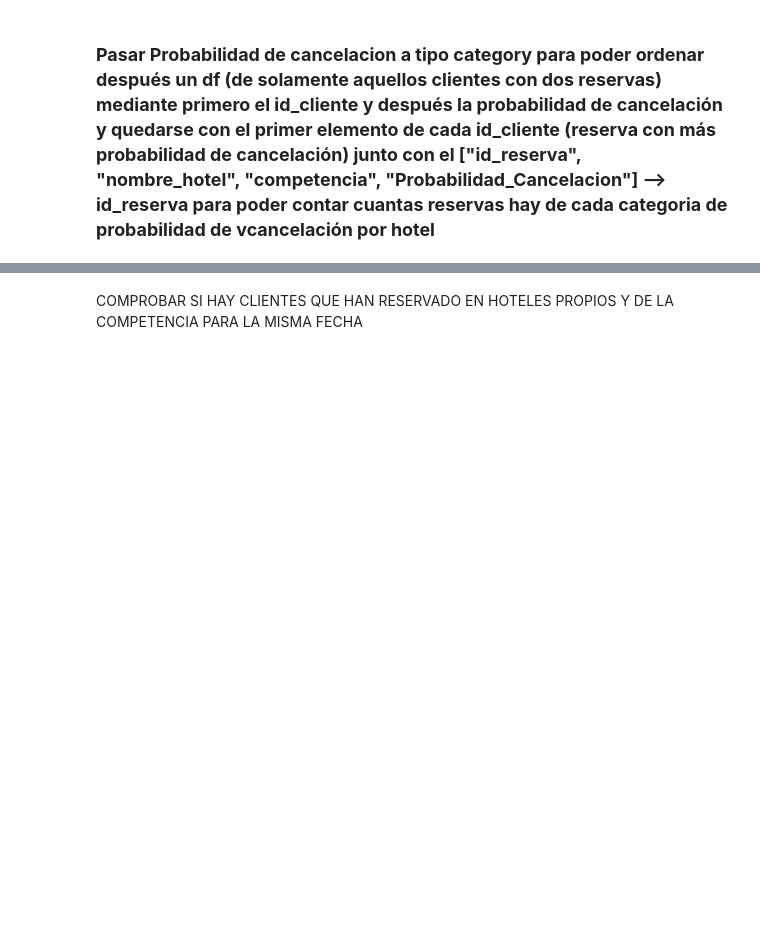
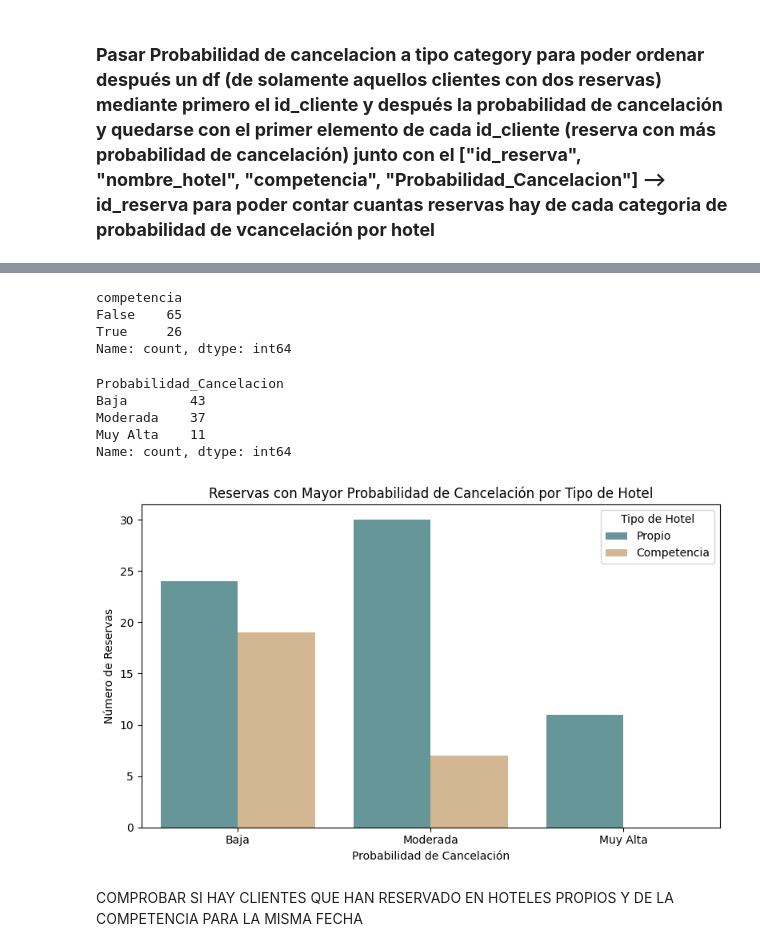
Before and after one commit to Vic4s/ETL_Hoteles, a Jupyter notebook: notebook_limpio/final_limpio.ipynb, the cells around one changed output, grey strips where cells are left out. Drawn from its saved outputs; the diff is of its cells as text; code cells hidden in the pictures; blank space fills up the shorter version.

Commit message:
Mas calculos por categorias

```diff
--- a/notebook_limpio/final_limpio.ipynb
+++ b/notebook_limpio/final_limpio.ipynb
@@ -303,0 +559,17 @@ df_final["Tipo_Reserva"] = df_final.apply(tipo_reserva, axis=1)
+# %%
+# Pasar columnas Tipo_Reserva y Probabilidad_Cancelacion a tipo Categorico
+
+orden_categoria_hab = ["Basica", "Estandar", "Superior", "Suite"]
+orden_tipo_reserva = ["Upgrade", "Igual", "Downgrade"]
+orden_cancelacion = ["Muy Alta", "Alta", "Moderada", "Baja"]
+
+df_final["Categoria_Habitacion"] = pd.Categorical(df_final["Categoria_Habitacion"], categories = orden_categoria_hab, ordered=True)
+df_final["Tipo_Reserva_Hotel"] = pd.Categorical(df_final["Tipo_Reserva_Hotel"], categories = orden_tipo_reserva, ordered=True)
+df_final["Tipo_Reserva_Habitacion"] = pd.Categorical(df_final["Tipo_Reserva_Habitacion"], categories = orden_tipo_reserva, ordered=True)
+df_final["Probabilidad_Cancelacion"] = pd.Categorical(df_final["Probabilidad_Cancelacion"], categories = orden_cancelacion, ordered=True)
+
+
+# El parámetro ordered=True es importante para que pandas pueda ordenar las categorías (por ejemplo: "Alta" > "Moderada") o hacer comparaciones (df["Tipo_Reserva"] > "Igual")
+# En caso de que ordered=True pandas ordenaría los vlores por el orden interno por defecto (alfabético)
+# IMP: Este parámetro no reordena los registros del DataFrame por sí mismo. Es como decirle a pandas:
+# "Estas categorías tienen un orden lógico, por si necesitas ordenarlas más tarde o compararlas."
@@ -411,2 +651,14 @@ memory usage: 2.1+ MB
 # %% [markdown]
 ### **Pasar Probabilidad de cancelacion a tipo category para poder ordenar después un df (de solamente aquellos clientes con dos reservas) mediante primero el id_cliente y después la probabilidad de cancelación y quedarse con el primer elemento de cada id_cliente (reserva con más probabilidad de cancelación) junto con el ["id_reserva", "nombre_hotel", "competencia", "Probabilidad_Cancelacion"] -->  id_reserva para poder contar cuantas reservas hay de cada categoria de probabilidad de vcancelación por hotel**
+# %%
+# Ordenar por id_cliente y Probabilidad_Cancelacion
+df_dobles_ordenado = df_doble_reserva.sort_values(["id_cliente", "Probabilidad_Cancelacion"], ascending=[True, False])
+# %%
+# Obtener la reserva con mayor probabilidad de cancelación por cliente
+df_mayor_riesgo = df_dobles_ordenado.groupby("id_cliente").first().reset_index()
+
+# .first() --> por cada cliente, la reserva con mayor riesgo (porque previamente hemos ordenado en orden descendente).
+# %%
+# Seleccionar solo columnas de interés
+df_reservas_cancelables = df_mayor_riesgo[["id_reserva", "nombre_hotel", "competencia", "Probabilidad_Cancelacion"]]
+df_reservas_cancelables
@@ -412,0 +679,34 @@ memory usage: 2.1+ MB
+# %%
+# Contar reservas en riesgo por tipo de hotel
+cancelables_por_tipo = df_reservas_cancelables["competencia"].value_counts()
+cancelables_por_tipo
+# %% [output]
+competencia
+False    65
+True     26
+Name: count, dtype: int64
+# %%
+# Contar reservas en riesgo por categoría de cancelación
+cancelables_por_categoria = df_reservas_cancelables["Probabilidad_Cancelacion"].value_counts()
+cancelables_por_categoria
+# %% [output]
+Probabilidad_Cancelacion
+Baja        43
+Moderada    37
+Muy Alta    11
+Name: count, dtype: int64
+# %%
+
+
+
+
+plt.figure(figsize=(8, 5))
+sns.countplot(data=df_reservas_cancelables, x="Probabilidad_Cancelacion", hue="competencia", palette=["cadetblue", "burlywood"])
+plt.title("Reservas con Mayor Probabilidad de Cancelación por Tipo de Hotel")
+plt.ylabel("Número de Reservas")
+plt.xlabel("Probabilidad de Cancelación")
+plt.legend(title="Tipo de Hotel", labels=["Propio", "Competencia"])
+plt.tight_layout()
+plt.show()
+# %% [output]
+[figure, added]
```
Also changed, not shown: parts of 34 cells of this notebook, 1 other file.
